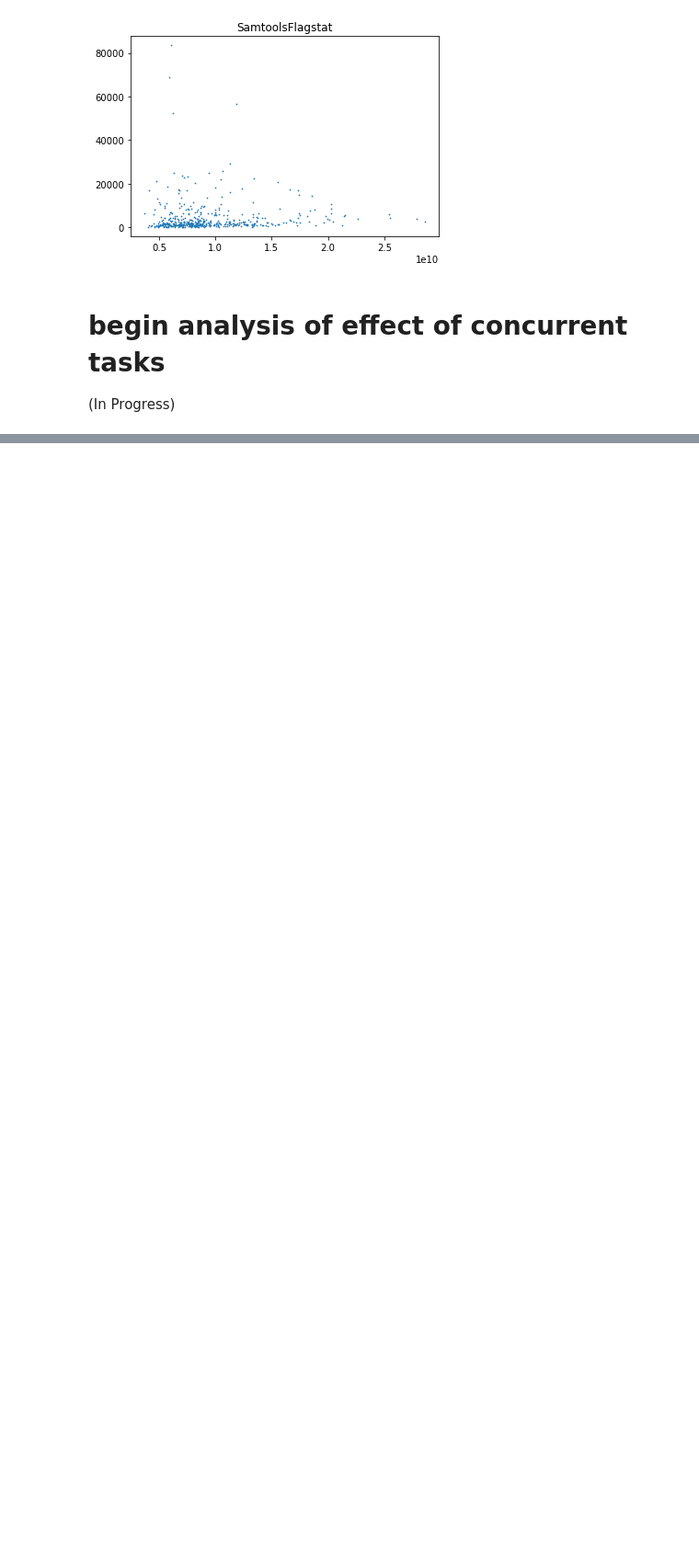
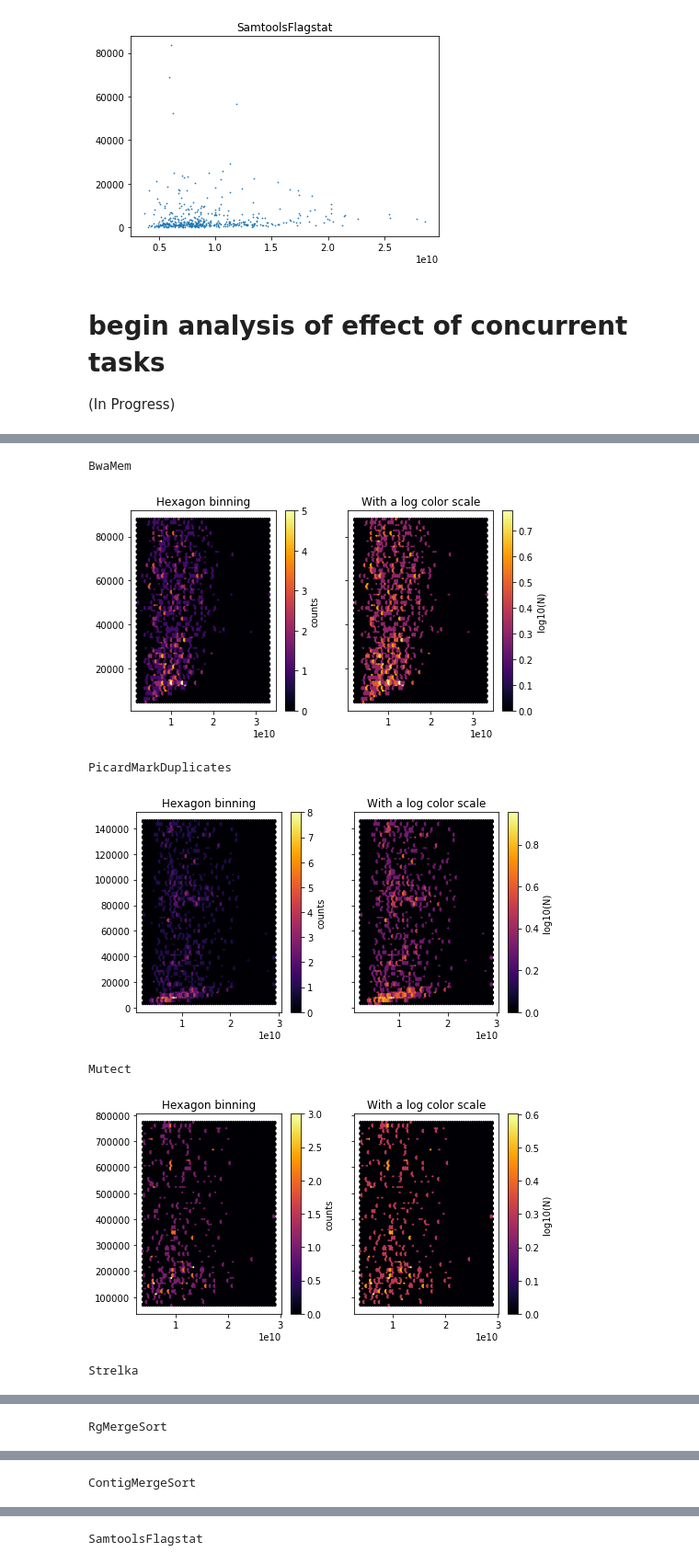
Before and after one commit to mattebaughman/globus_genomics_profiling, a Jupyter notebook: general_analysis.ipynb, the cells around one changed output, grey strips where cells are left out. Shown at 92% size. Cells and saved outputs as stored; diff of their text form; code cells hidden in the pictures; blank space fills up the shorter version.

```diff
--- a/general_analysis.ipynb
+++ b/general_analysis.ipynb
@@ -499,0 +585,38 @@ for k in tasks:
+# %%
+for k in tools:
+    current = job_data[job_data.tool==k].dropna(axis=0, how='any')
+    current = current[(current.duration.mean()-current.duration)>=(.33*current.duration.std())]
+    if len(current.duration.tolist())>0:
+        x = current.sizes.tolist()
+        y = current.duration.tolist()
+        xmin = min(x)
+        xmax = max(x)
+        ymin = min(y)
+        ymax = max(y)
+
+        fig, axs = plt.subplots(ncols=2, sharey=True, figsize=(7, 4))
+        fig.subplots_adjust(hspace=0.5, left=0.07, right=0.93)
+        ax = axs[0]
+        hb = ax.hexbin(x, y, gridsize=60, cmap='inferno')
+        print(k)
+        #ax.axis([xmin, xmax, ymin, ymax])
+        ax.set_title("Hexagon binning")
+        cb = fig.colorbar(hb, ax=ax)
+        cb.set_label('counts')
+
+        ax = axs[1]
+        hb = ax.hexbin(x, y, gridsize=60, bins='log', cmap='inferno')
+        #ax.axis([xmin, xmax, ymin, ymax])
+        ax.set_title("With a log color scale")
+        cb = fig.colorbar(hb, ax=ax)
+        cb.set_label('log10(N)')
+
+        plt.show()
+# %% [output]
+BwaMem
+[figure, added]
+PicardMarkDuplicates
+[figure, added]
+Mutect
+[figure, added]
+Strelka
@@ -499,0 +624 @@ for k in tasks:
+RgMergeSort
@@ -499,0 +626 @@ for k in tasks:
+ContigMergeSort
@@ -499,0 +628 @@ for k in tasks:
+SamtoolsFlagstat
```
Also changed, not shown: parts of 7 cells of this notebook.
